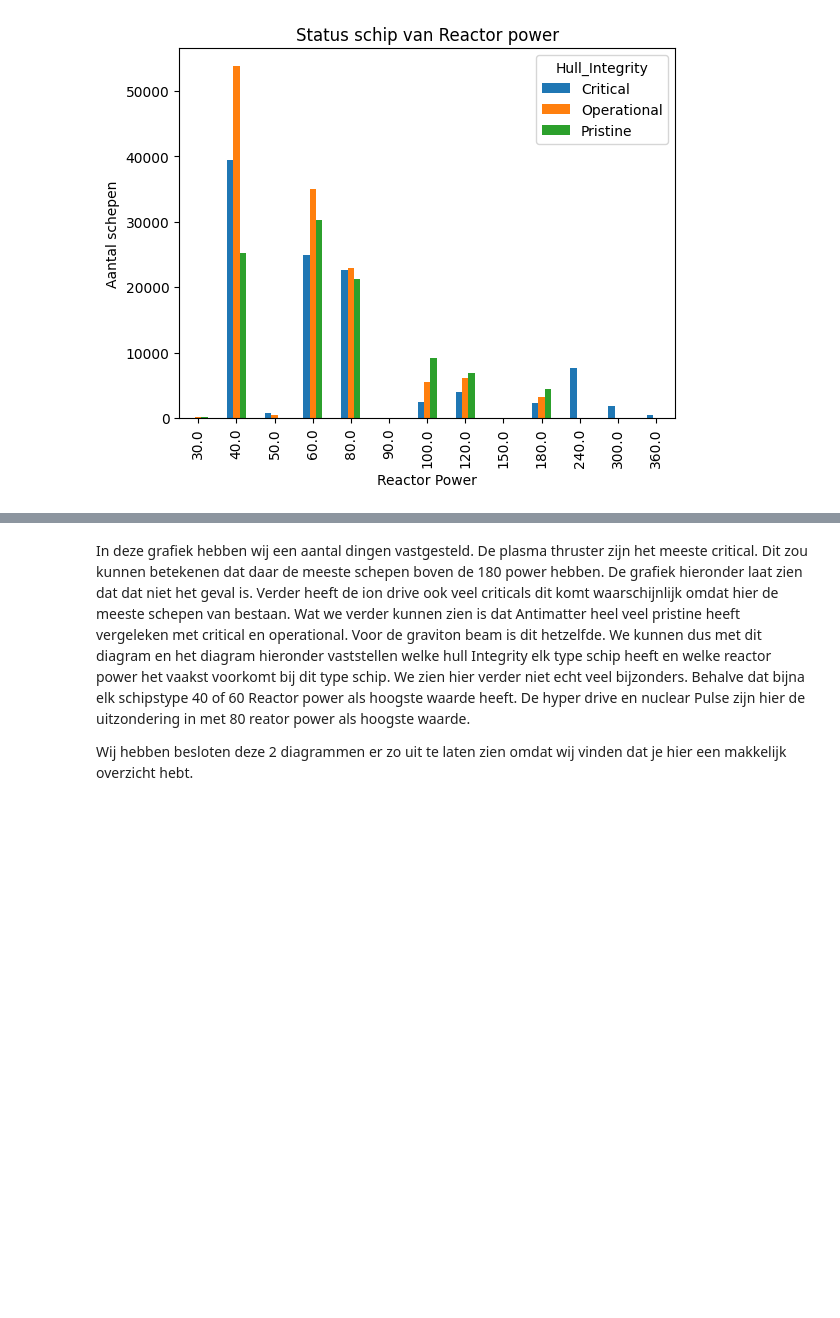
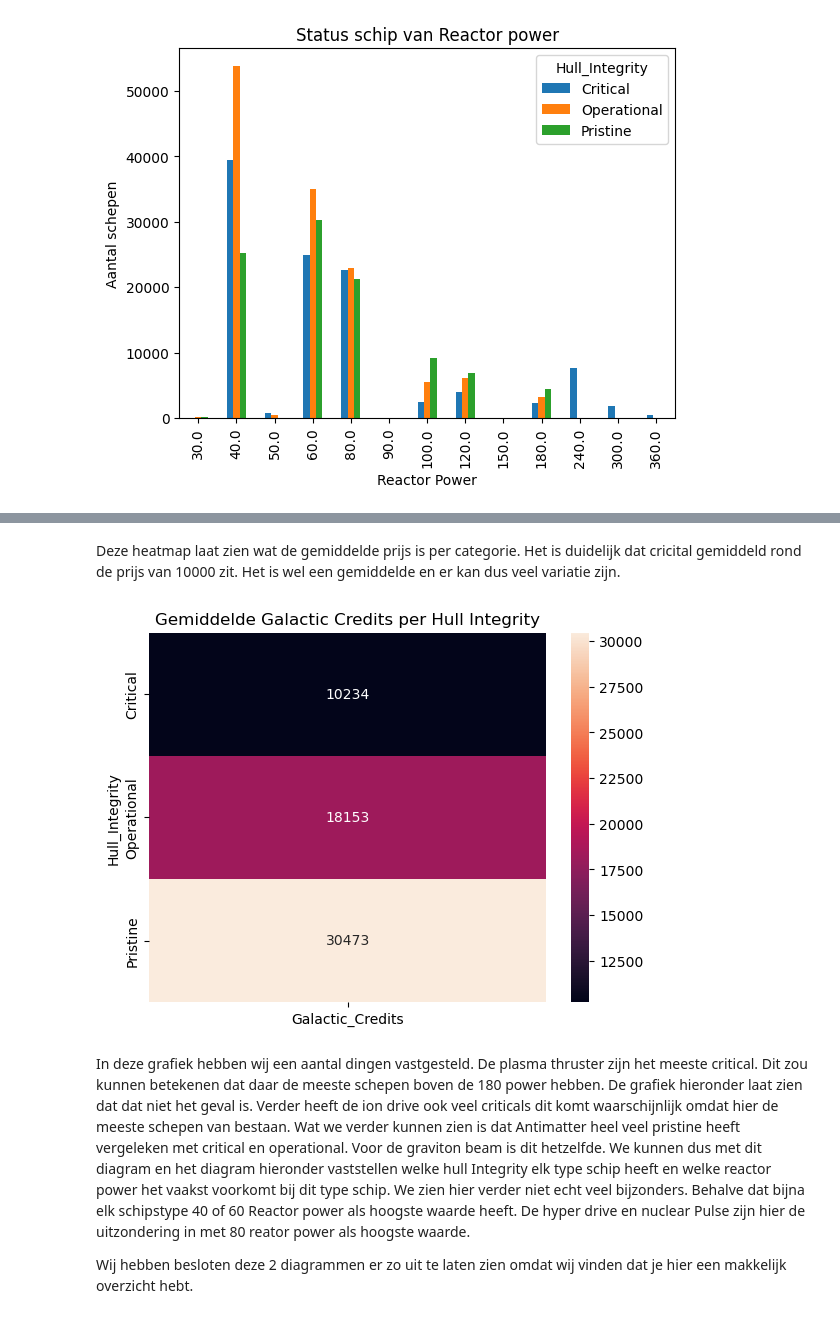
Before and after one commit to Jamie1111/DDD-Databazen-, a Jupyter notebook: assignment_template_it2.ipynb, the cells around one changed output, grey strips where cells are left out. Cells and saved outputs as stored; diff of their text form; code cells hidden in the pictures; blank space fills up the shorter version.

```diff
--- a/assignment_template_it2.ipynb
+++ b/assignment_template_it2.ipynb
@@ -182,3 +193,18 @@ plt.show()
+# %% [markdown]
+Deze heatmap laat zien wat de gemiddelde prijs is per categorie. Het is duidelijk dat cricital gemiddeld rond de prijs van 10000 zit. Het is wel een gemiddelde en er kan dus veel variatie zijn.
+# %%
+pivot = df.pivot_table(
+    index='Hull_Integrity',
+    values='Galactic_Credits',
+    aggfunc='mean'
+)
+
+sns.heatmap(pivot, annot=True, fmt='.0f')
+
+plt.title('Gemiddelde Galactic Credits per Hull Integrity')
+plt.show()
+# %% [output]
+[figure, added]
 # %% [markdown]
 In deze grafiek hebben wij een aantal dingen vastgesteld. De plasma thruster zijn het meeste critical. Dit zou kunnen betekenen dat daar de meeste schepen boven de 180 power hebben. De grafiek hieronder laat zien dat dat niet het geval is. Verder heeft de ion drive ook veel criticals dit komt waarschijnlijk omdat hier de meeste schepen van bestaan. Wat we verder kunnen zien is dat Antimatter heel veel pristine heeft vergeleken met critical en operational. Voor de graviton beam is dit hetzelfde. We kunnen dus met dit diagram en het diagram hieronder vaststellen welke hull Integrity elk type schip heeft en welke reactor power het vaakst voorkomt bij dit type schip. We zien hier verder niet echt veel bijzonders. Behalve dat bijna elk schipstype 40 of 60 Reactor power als hoogste waarde heeft. De hyper drive en nuclear Pulse zijn hier de uitzondering in met 80 reator power als hoogste waarde.
 
```
Also changed, not shown: parts of 8 cells of this notebook, 3 other files.
